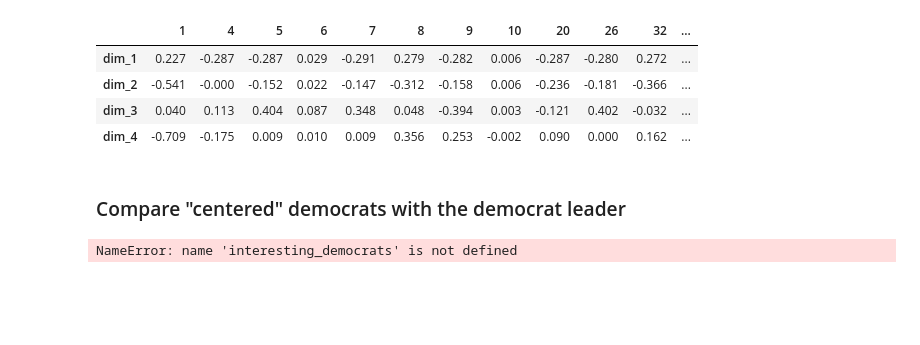
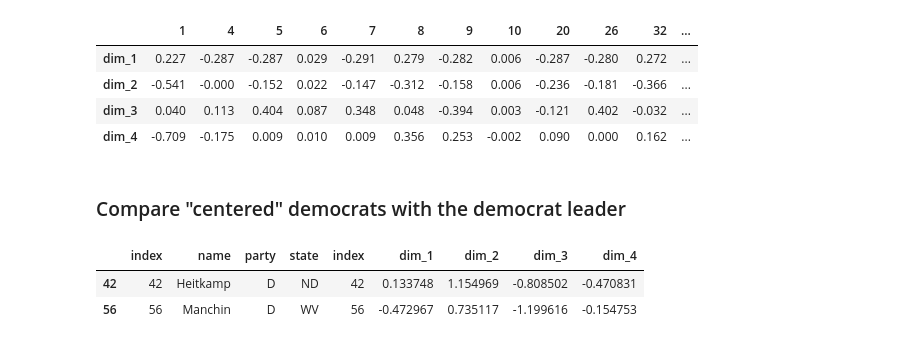
Before and after one commit to tvienne/politics_clustering, a Jupyter notebook: politics_clustering/clustering.ipynb, the cells around one changed output. Drawn from its saved outputs; the diff is of its cells as text; code cells hidden in the pictures; blank space fills up the shorter version.

```diff
--- a/politics_clustering/clustering.ipynb
+++ b/politics_clustering/clustering.ipynb
@@ -419,9 +422,11 @@ components
 # %%
 columns = ["name", "party"] + mo_variables
 centered_democrats = pca_df[(pca_df["party"] == "D") & (pca_df["dim_1"] < 0.5)]
-interesting_democrats
+centered_democrats
 # %% [output]
-NameError: name 'interesting_democrats' is not defined
+|  | index | name | party | state | index | dim_1 | dim_2 | dim_3 | dim_4 |
+| 42 | 42 | Heitkamp | D | ND | 42 | 0.133748 | 1.154969 | -0.808502 | -0.470831 |
+| 56 | 56 | Manchin | D | WV | 56 | -0.472967 | 0.735117 | -1.199616 | -0.154753 |
 # %%
 columns_to_take = ["name", "party"] + motions_variables
 some_democrats = votes_cleaned[votes_cleaned["name"].isin(["Durbin", "Heitkamp", "Manchin"])][columns_to_take]
```
Also changed, not shown: parts of 4 cells of this notebook, 3 other files.
